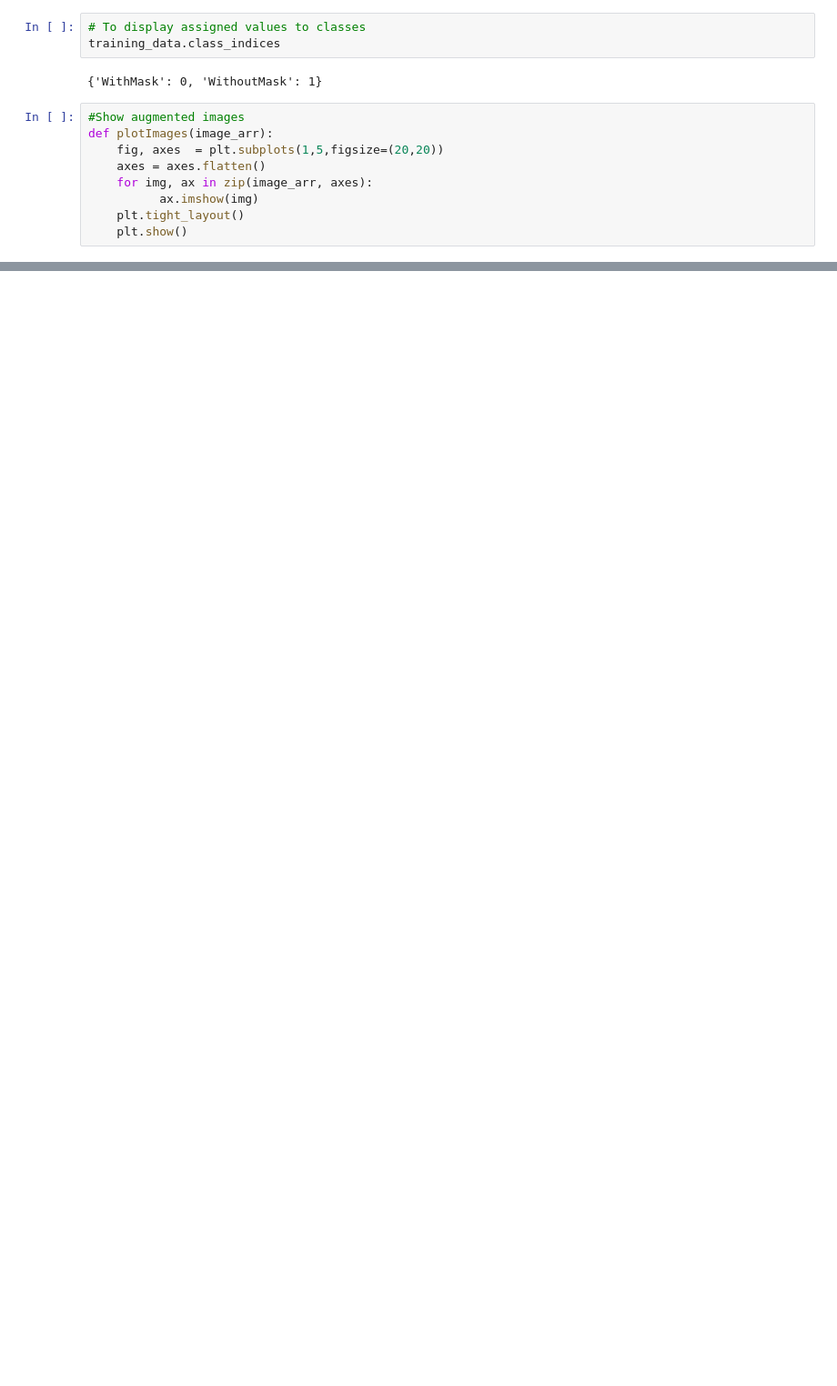
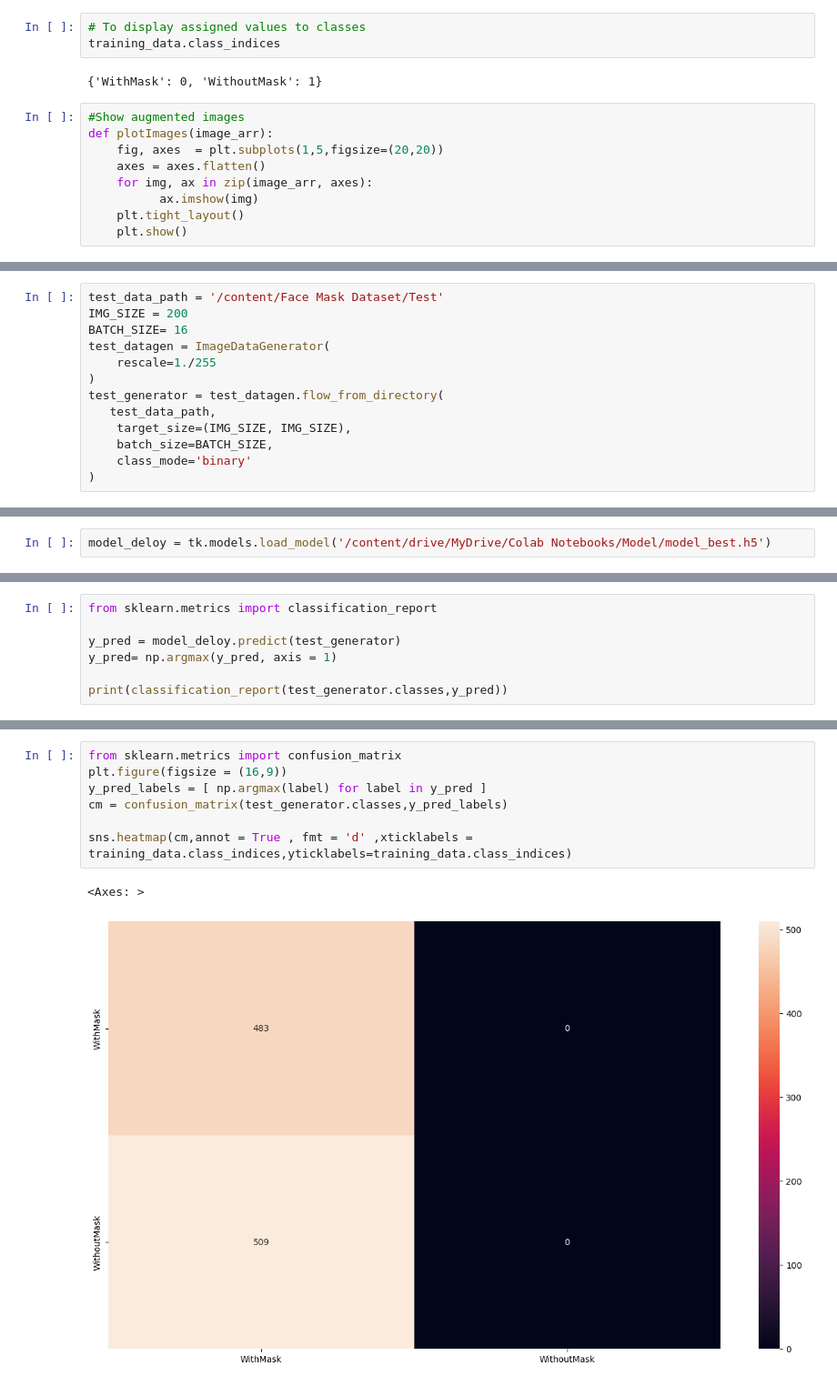
Before and after one commit to Codeninja5556/Machine_learning_project, a Jupyter notebook: Testings/Live_mask_detection_using_DL.ipynb, the cells around one changed output, grey strips where cells are left out. Shown at 91% size. Saved outputs shown, nothing was run; the diff lists cells and outputs as text; blank space fills up the shorter version.

Commit message:
Added Dataset and Formalize the Project

```diff
--- a/Testings/Live_mask_detection_using_DL.ipynb
+++ b/Testings/Live_mask_detection_using_DL.ipynb
@@ -83,0 +194,13 @@ validation_data  = validation_datagen.flow_from_directory(validation_dataset_pat
+# %%
+test_data_path = '/content/Face Mask Dataset/Test'
+IMG_SIZE = 200
+BATCH_SIZE= 16
+test_datagen = ImageDataGenerator(
+    rescale=1./255
+)
+test_generator = test_datagen.flow_from_directory(
+   test_data_path,
+    target_size=(IMG_SIZE, IMG_SIZE),
+    batch_size=BATCH_SIZE,
+    class_mode='binary'
+)
@@ -83,0 +215,2 @@ validation_data  = validation_datagen.flow_from_directory(validation_dataset_pat
+# %%
+model_deloy = tk.models.load_model('/content/drive/MyDrive/Colab Notebooks/Model/model_best.h5')
@@ -83,0 +226,7 @@ validation_data  = validation_datagen.flow_from_directory(validation_dataset_pat
+# %%
+from sklearn.metrics import classification_report
+
+y_pred = model_deloy.predict(test_generator)
+y_pred= np.argmax(y_pred, axis = 1)
+
+print(classification_report(test_generator.classes,y_pred))
@@ -83,0 +243,10 @@ validation_data  = validation_datagen.flow_from_directory(validation_dataset_pat
+# %%
+from sklearn.metrics import confusion_matrix
+plt.figure(figsize = (16,9))
+y_pred_labels = [ np.argmax(label) for label in y_pred ]
+cm = confusion_matrix(test_generator.classes,y_pred_labels)
+
+sns.heatmap(cm,annot = True , fmt = 'd' ,xticklabels = training_data.class_indices,yticklabels=training_data.class_indices)
+# %% [output]
+<Axes: >
+[figure, added]
```
Also changed, not shown: parts of 24 cells of this notebook, 3 other files.
